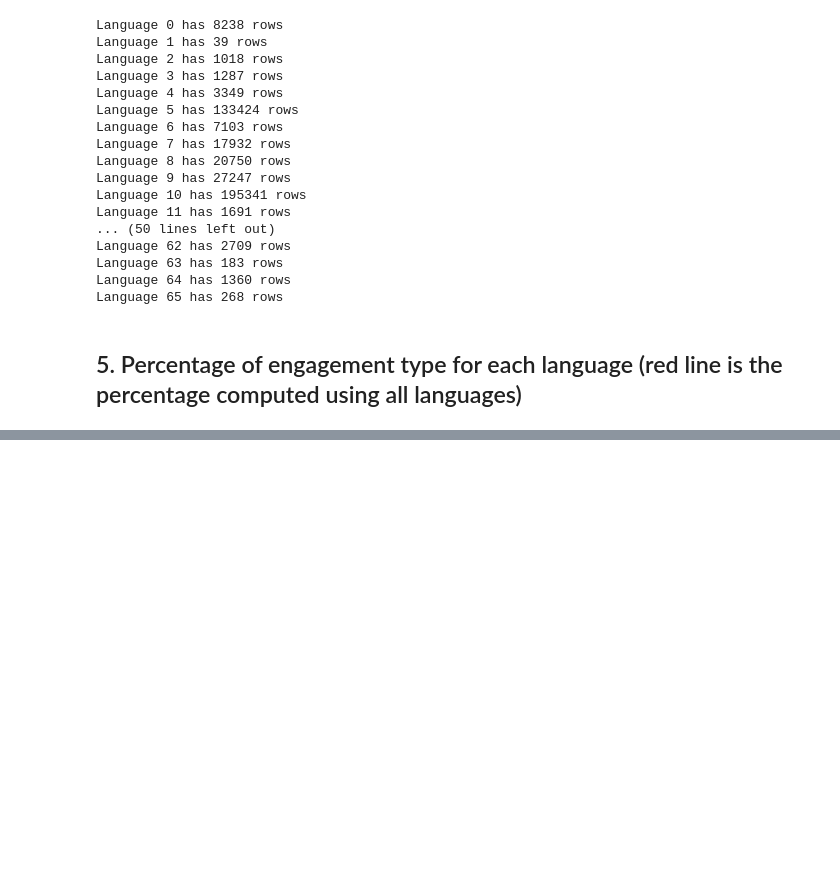
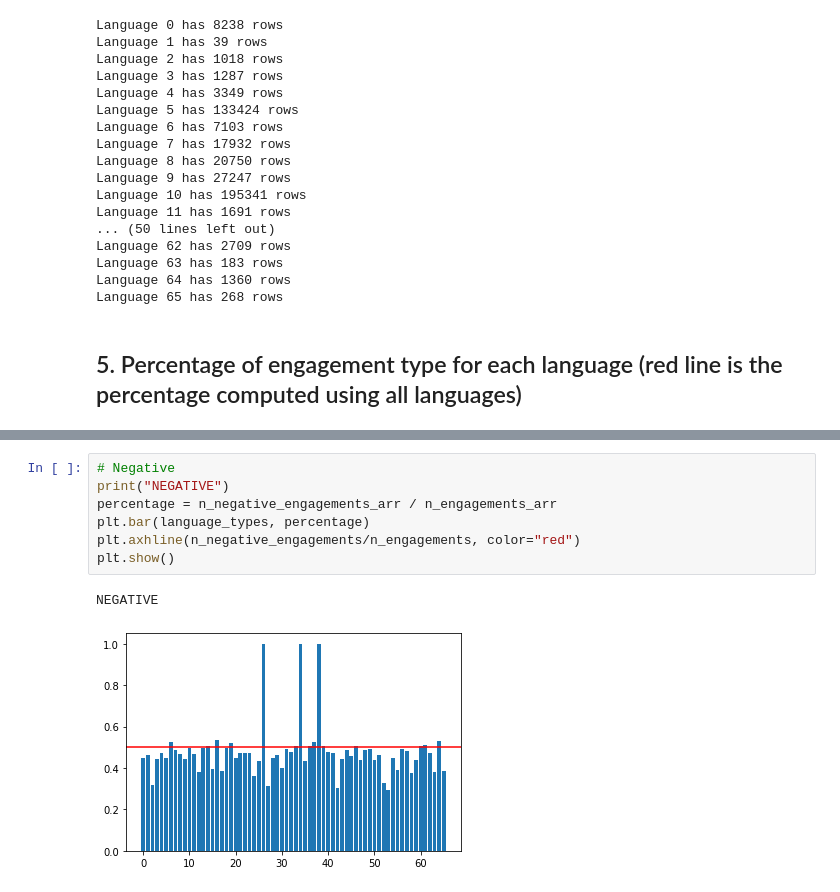
Before and after one commit to RecKIE7/recsys2021-twitter, a Jupyter notebook: analysis/engagement.ipynb, the cells around one changed output, grey strips where cells are left out. Drawn from its saved outputs; the diff is of its cells as text; blank space fills up the shorter version.

```diff
--- a/analysis/engagement.ipynb
+++ b/analysis/engagement.ipynb
@@ -223,0 +234,10 @@ Language 65 has 268 rows
+# %%
+# Negative
+print("NEGATIVE")
+percentage = n_negative_engagements_arr / n_engagements_arr
+plt.bar(language_types, percentage)
+plt.axhline(n_negative_engagements/n_engagements, color="red")
+plt.show()
+# %% [output]
+NEGATIVE
+[figure, added]
```
Also changed, not shown: parts of 5 cells of this notebook.
